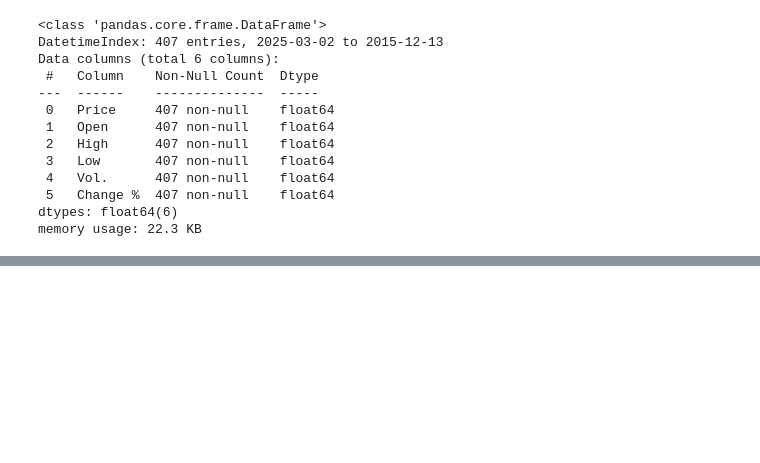
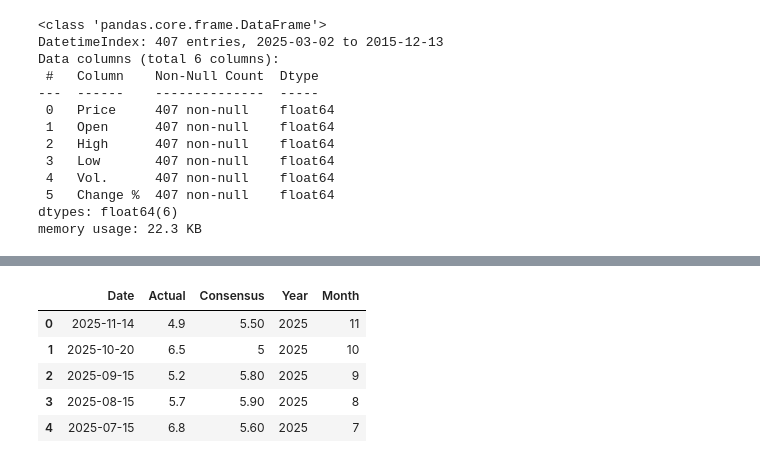
Before and after one commit to adnanwaasi/material_model, a Jupyter notebook: main.ipynb, the cells around one changed output, grey strips where cells are left out. Saved outputs shown, nothing was run; the diff lists cells and outputs as text; code cells hidden in the pictures; blank space fills up the shorter version.

```diff
--- a/main.ipynb
+++ b/main.ipynb
@@ -152,0 +202,2 @@ memory usage: 22.3 KB
+# %%
+support_data.drop(columns=['Previous '],inplace=True)
@@ -152,0 +213,4 @@ memory usage: 22.3 KB
+# %%
+support_data["Actual "]= support_data["Actual "].str.replace('%','')
+support_data["Actual "] = support_data["Actual "].str.replace('-','0')
+support_data["Actual "] = support_data["Actual "].astype(float)
@@ -152,0 +219,2 @@ memory usage: 22.3 KB
+# %%
+support_data["Consensus"]= support_data["Consensus"].str.replace('%','')
@@ -152,0 +230,3 @@ memory usage: 22.3 KB
+# %%
+### Date into datetime format
+support_data['Date'] = pd.to_datetime(support_data['Date'],dayfirst=True)
@@ -152,0 +242,12 @@ memory usage: 22.3 KB
+# %%
+## match the month and year with fin_data and add actual and consensus columns
+support_data['Year'] = support_data['Date'].dt.year
+support_data['Month'] = support_data['Date'].dt.month
+support_data.head()
+# %% [output]
+|  | Date | Actual | Consensus | Year | Month |
+| 0 | 2025-11-14 | 4.9 | 5.50 | 2025 | 11 |
+| 1 | 2025-10-20 | 6.5 | 5 | 2025 | 10 |
+| 2 | 2025-09-15 | 5.2 | 5.80 | 2025 | 9 |
+| 3 | 2025-08-15 | 5.7 | 5.90 | 2025 | 8 |
+| 4 | 2025-07-15 | 6.8 | 5.60 | 2025 | 7 |
```
Also changed, not shown: parts of 21 cells of this notebook.
